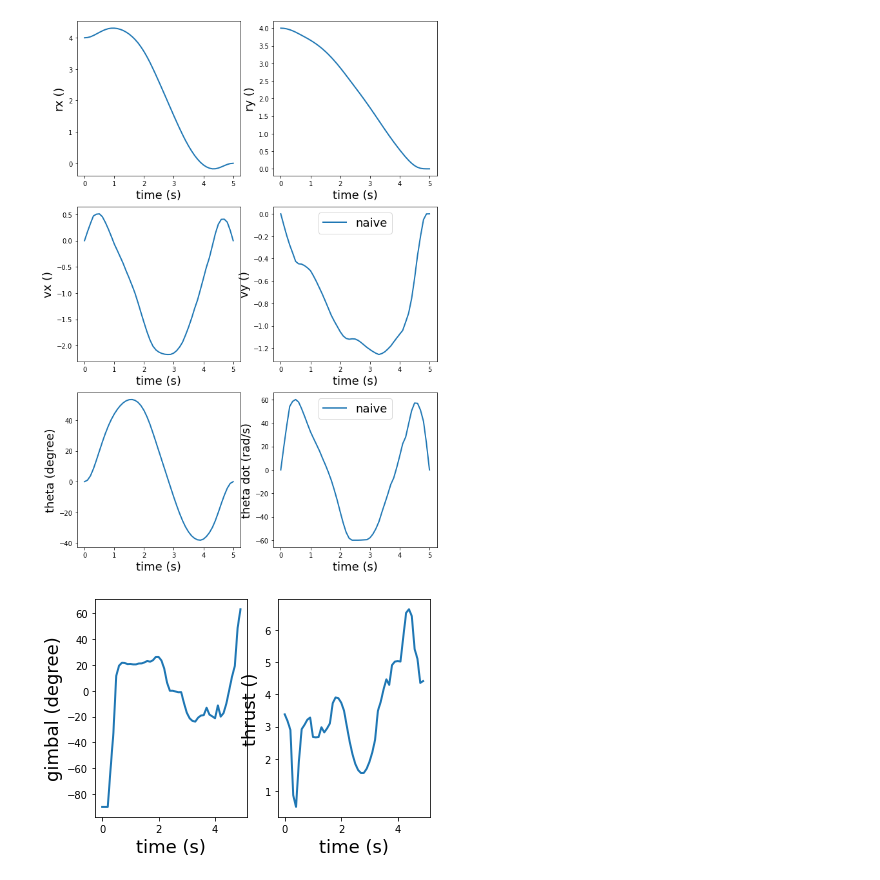
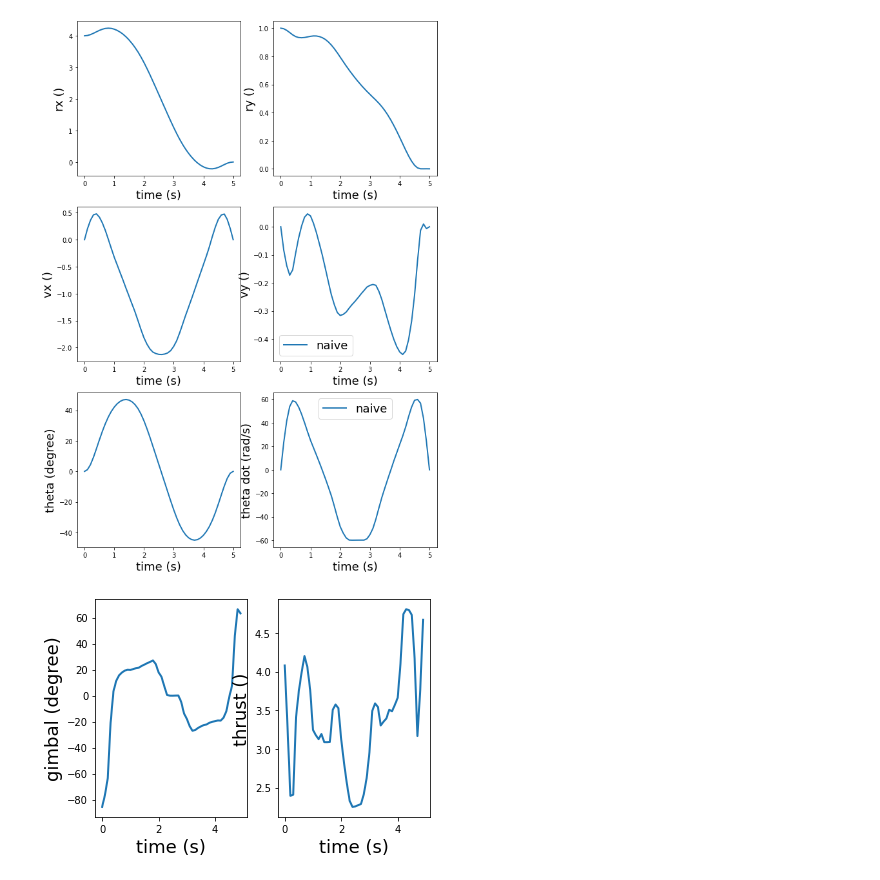
Before and after one commit to taewankim1/sequential_convex_programming, a Jupyter notebook: notebooks/test_RocketLanding2D.ipynb, the cells around one changed output. Saved outputs shown, nothing was run; the diff lists cells and outputs as text; code cells hidden in the pictures.

```diff
--- a/notebooks/test_RocketLanding2D.ipynb
+++ b/notebooks/test_RocketLanding2D.ipynb
@@ -30,7 +30,7 @@ N = 50
 delT = 0.1
 max_iter = 30
 # %%
-xi = np.array([4,4,0,0,0,0])
+xi = np.array([4,1,0,0,0,0])
 xf = np.array([0,0,0,0,0,0])
 
 
@@ -42,10 +42,10 @@ x0 = np.zeros((N+1,ix))
 for i in range(N+1) :
     x0[i] = (N-i)/N * xi + i/N * xf
 # u0 = np.random.rand(N,iu)
-u0 = np.zeros((N,iu))
+u0 = np.zeros((N+1,iu))
 # u0[:,0] = 0
-u0[:,1] = 0
+u0[:,1] = 2
 # %%
-i1 = Scvx('unicycle',N,max_iter,myModel,myCost,myConst,tol_bc=1e-3)
+i1 = Scvx('unicycle',N,max_iter,myModel,myCost,myConst,type_discretization="zoh",w_vc=1e2,w_tr=1e-4)
 x,u,xbar,ubar = i1.update(x0,u0)
 # %% [output]
@@ -53,61 +67,5 @@ NameError: name 'x_bar' is not defined
 # %%
-def plot_Landing2D_trajectory (x,u,xppg) :
-    fS = 18
-    Fx = +np.sin(x[:N,4] + u[:,0]) * u[:,1]
-    Fy = -np.cos(x[:N,4] + u[:,0]) * u[:,1]
-    plt.figure(1,figsize=(10,10))
-    plt.plot(x[:,0], x[:,1], linewidth=2.0)
-    plt.plot(xppg[:,0], xppg[:,1], '--',linewidth=2.0)
-    plt.plot(0,0,'o')
-    plt.gca().set_aspect('equal', adjustable='box')
-    index = np.linspace(0,N-1,30)
-    index = [int(i) for i in index]
-    plt.quiver(x[index,0], x[index,1], -np.sin(x[index,4]), np.cos(x[index,4]), color='blue', width=0.003, scale=15, headwidth=1, headlength=0)
-    plt.quiver(x[index,0], x[index,1], Fx[index], Fy[index], color='red', width=0.003, scale=100, headwidth=1, headlength=0)
-    plt.quiver(x[N,0], x[N,1], -np.sin(x[N,4]), np.cos(x[N,4]), color='blue', width=0.003, scale=15, headwidth=1, headlength=0)
-    plt.axis([-2, 5, -1, 5])
-    plt.xlabel('X ()', fontsize = fS)
-    plt.ylabel('Y ()', fontsize = fS)
+from utils import plot_Landing2D_trajectory
 
-    plt.figure(2,figsize=(10,15))
-    plt.subplot(321)
-    plt.plot(np.array(range(N+1))*delT, x[:,0], linewidth=2.0,label='naive')
-    plt.xlabel('time (s)', fontsize = fS)
-    plt.ylabel('rx ()', fontsize = fS)
-    plt.subplot(322)
-    plt.plot(np.array(range(N+1))*delT, x[:,1], linewidth=2.0,label='naive')
-    plt.xlabel('time (s)', fontsize = fS)
-    plt.ylabel('ry ()', fontsize = fS)
-    plt.subplot(323)
-    plt.plot(np.array(range(N+1))*delT, x[:,2], linewidth=2.0,label='naive')
-    plt.xlabel('time (s)', fontsize = fS)
-    plt.ylabel('vx ()', fontsize = fS)
-    plt.subplot(324)
-    plt.plot(np.array(range(N+1))*delT, x[:,3], linewidth=2.0,label='naive')
-    plt.xlabel('time (s)', fontsize = fS)
-    plt.ylabel('vy ()', fontsize = fS)
-    plt.legend(fontsize=fS)
-    plt.subplot(325)
-    plt.plot(np.array(range(N+1))*delT, x[:,4]*180/np.pi, linewidth=2.0,label='naive')
-    plt.xlabel('time (s)', fontsize = fS)
-    plt.ylabel('theta (degree)', fontsize = fS)
-    plt.subplot(326)
-    plt.plot(np.array(range(N+1))*delT, x[:,5]*180/np.pi, linewidth=2.0,label='naive')
-    plt.xlabel('time (s)', fontsize = fS)
-    plt.ylabel('theta dot (rad/s)', fontsize = fS)
-    plt.legend(fontsize=fS)
-    plt.show()
-
-    plt.figure(3)
-    plt.subplot(121)
-    plt.plot(np.array(range(N))*delT, u[:,0]*180/np.pi, linewidth=2.0)
-    plt.xlabel('time (s)', fontsize = fS)
-    plt.ylabel('gimbal (degree)', fontsize = fS)
-    plt.subplot(122)
-    plt.plot(np.array(range(N))*delT, u[:,1], linewidth=2.0)
-    plt.xlabel('time (s)', fontsize = fS)
-    plt.ylabel('thrust ()', fontsize = fS)
-    plt.show()
-
-plot_Landing2D_trajectory(xbar,ubar,x)
+plot_Landing2D_trajectory(xbar,ubar,x,delT)
 # %% [output]
@@ -115,3 +73,3 @@ plot_Landing2D_trajectory(xbar,ubar,x)
-[figure, old version]
+[figure, new version]
-[figure, old version]
+[figure, new version]
 # %%
```
Also changed, not shown: parts of 10 cells of this notebook, 7 other files.
